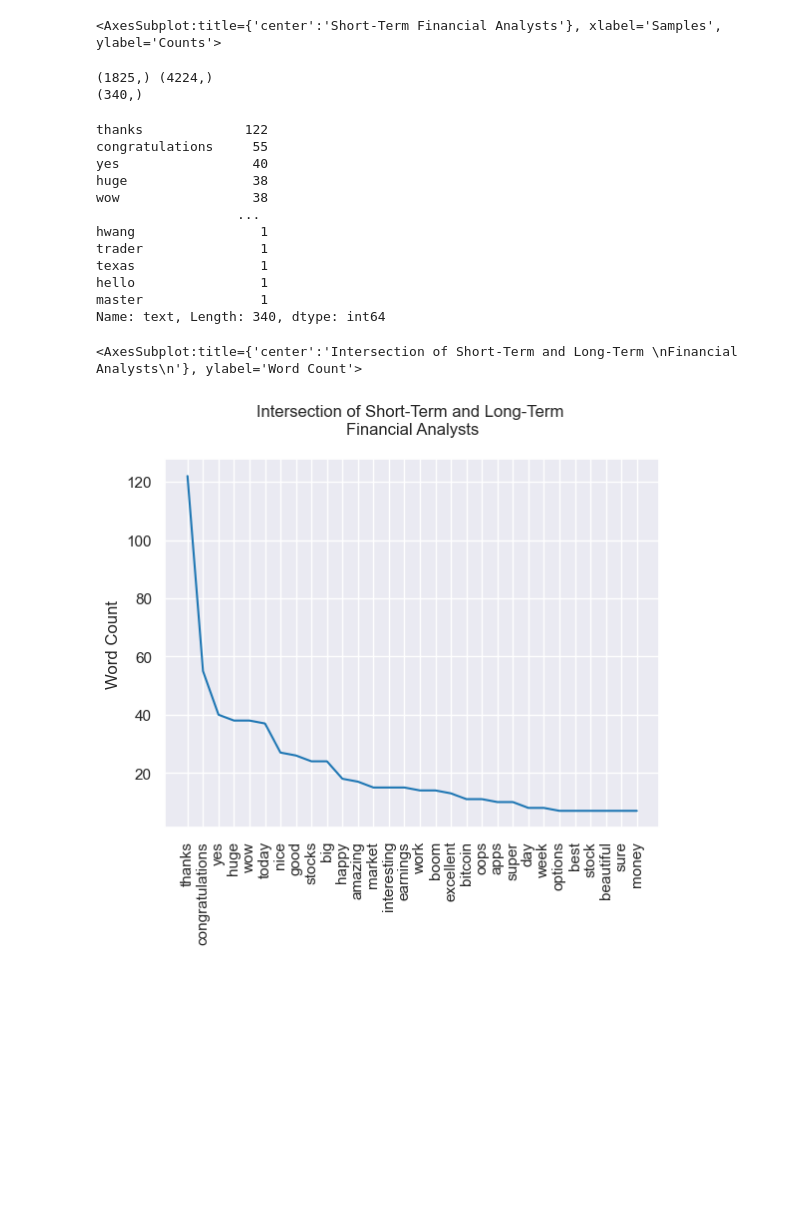
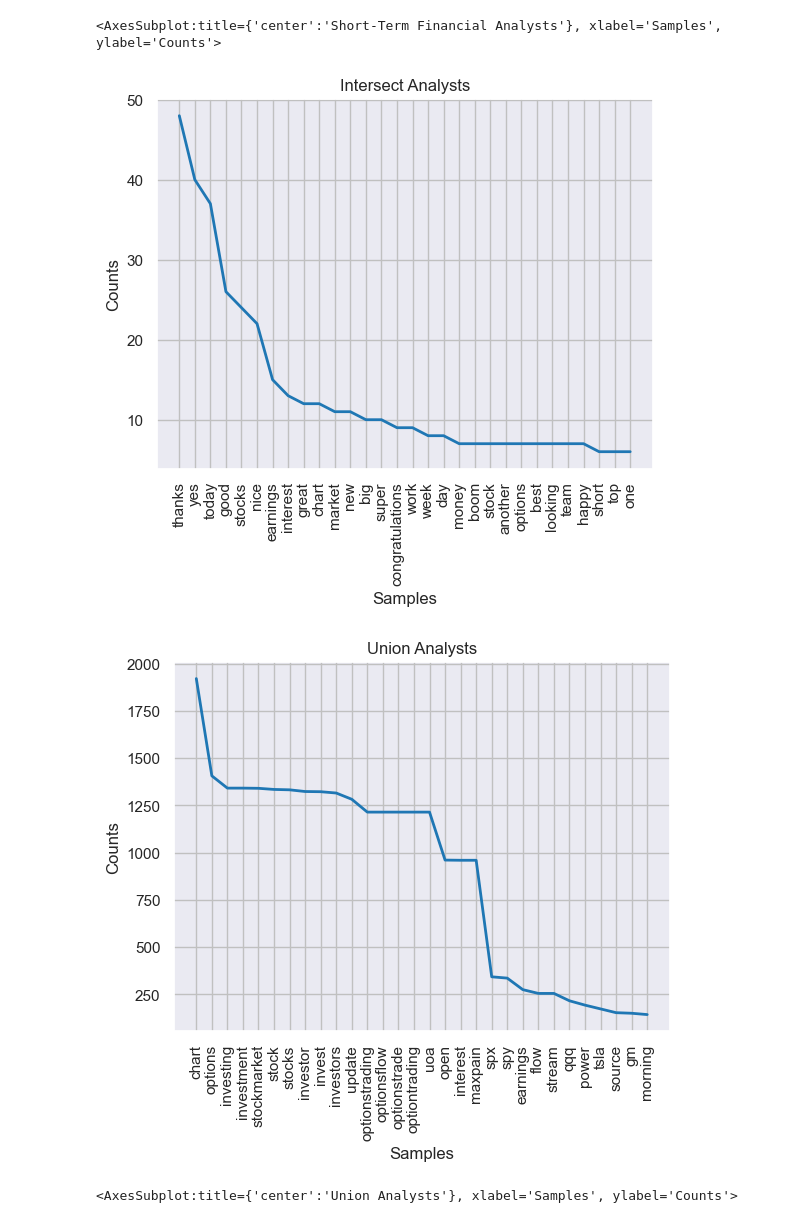
Before and after one commit to KeatonSpiller/Sentiment_Analysis, a Jupyter notebook: Stock_Market/scripts/TwitterBot.ipynb, the cells around one changed output. Drawn from its saved outputs; the diff is of its cells as text; code cells hidden in the pictures; blank space fills up the shorter version.

Commit message:
Union, Intersect, and Difference long/short visual

```diff
--- a/Stock_Market/scripts/TwitterBot.ipynb
+++ b/Stock_Market/scripts/TwitterBot.ipynb
@@ -169,50 +169,15 @@ nlp_words_short.plot(30, title='Short-Term Financial Analysts')
 [figure]
 [figure]
 <AxesSubplot:title={'center':'Short-Term Financial Analysts'}, xlabel='Samples', ylabel='Counts'>
-# %%
-# union, merge, differenceA, DifferenceB pandas.series
-
-# df_union = counts_longterm | counts_shorterm # UNION
-# df_union = counts_longterm[df_union] + counts_shorterm[df_union]
-
-df_intersect = counts_longterm & counts_shorterm
-df_intersect = counts_longterm[df_intersect == True]
-# df_difference_long = counts_longterm - counts_shorterm # Difference
-# df_difference_short = counts_shorterm - counts_longterm # Difference
-
-# Union: concat() + drop_duplicates()
-# Intersection: merge()
-# Difference: isin() + Boolean indexing
-
-# df_short_not_long.plot(30, title='Short-Term Analysts without Long-Term Analysts')
-# df_long_not_short.plot(30, title='Long-Term Analysts without Short-Term Analysts')
-print(counts_longterm.shape, counts_shorterm.shape)
-print(df_intersect.shape)
-df_intersect
-# %% [output]
-(1825,) (4224,)
-(340,)
-thanks             122
-congratulations     55
-yes                 40
-huge                38
-wow                 38
-                  ...
-hwang                1
-trader               1
-texas                1
-hello                1
-master               1
-Name: text, Length: 340, dtype: int64
-# %%
-# Top 30 intersection of short term and long term stocks
-how_many_samples = 30
-sample_intersect = df_intersect[0:how_many_samples]
-f = sns.lineplot(sample_intersect)
-f.set(ylabel ="Word Count", title ='Intersection of Short-Term and Long-Term \nFinancial Analysts\n')
-sns.set_style('darkgrid')
-f.tick_params(axis='x', rotation=90)
-f
-# %% [output]
-<AxesSubplot:title={'center':'Intersection of Short-Term and Long-Term \nFinancial Analysts\n'}, ylabel='Word Count'>
-[figure, removed]
+# %%
+df_short_intersect = nlp_words_long & nlp_words_short
+df_short_union = nlp_words_long | nlp_words_short
+df_short_difference_long = nlp_words_long - nlp_words_short
+df_short_difference_short = nlp_words_short - nlp_words_long
+
+df_short_intersect.plot(30, title='Intersect Analysts')
+df_short_union.plot(30, title='Union Analysts')
+# %% [output]
+[figure, added]
+[figure, added]
+<AxesSubplot:title={'center':'Union Analysts'}, xlabel='Samples', ylabel='Counts'>
```
